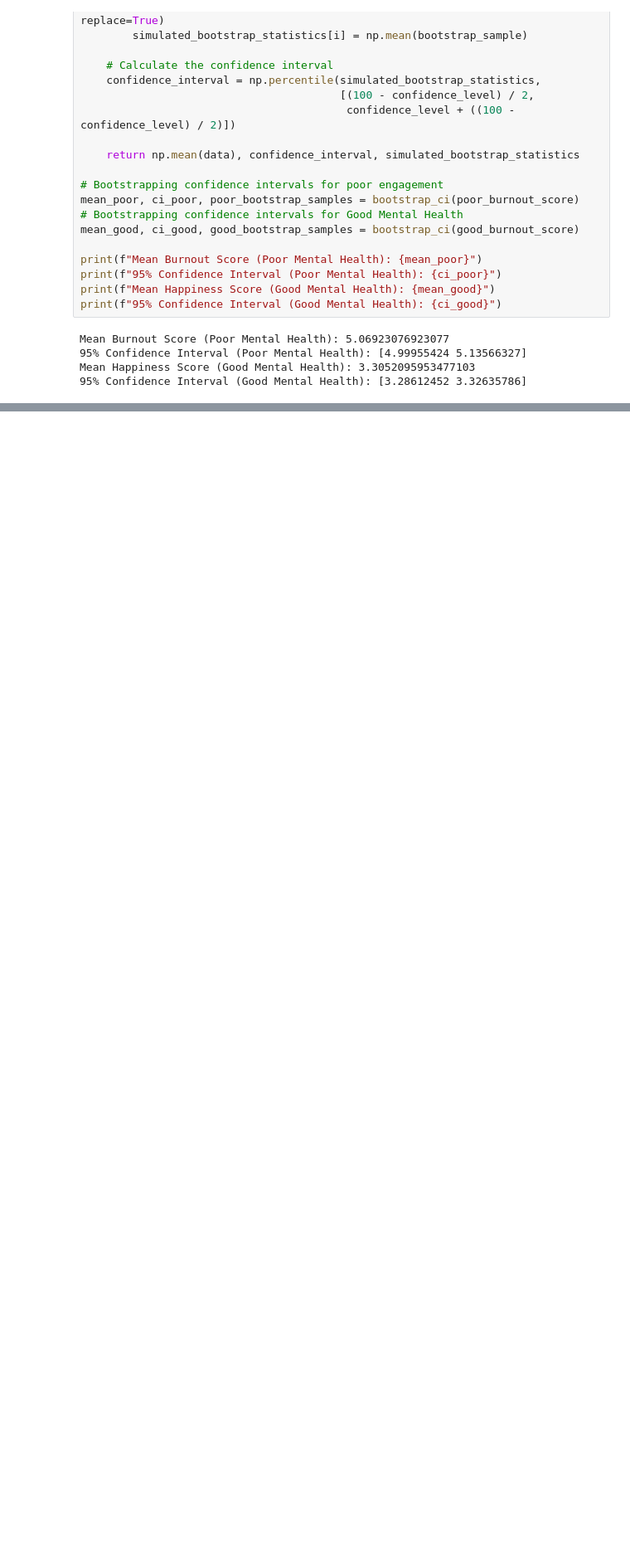
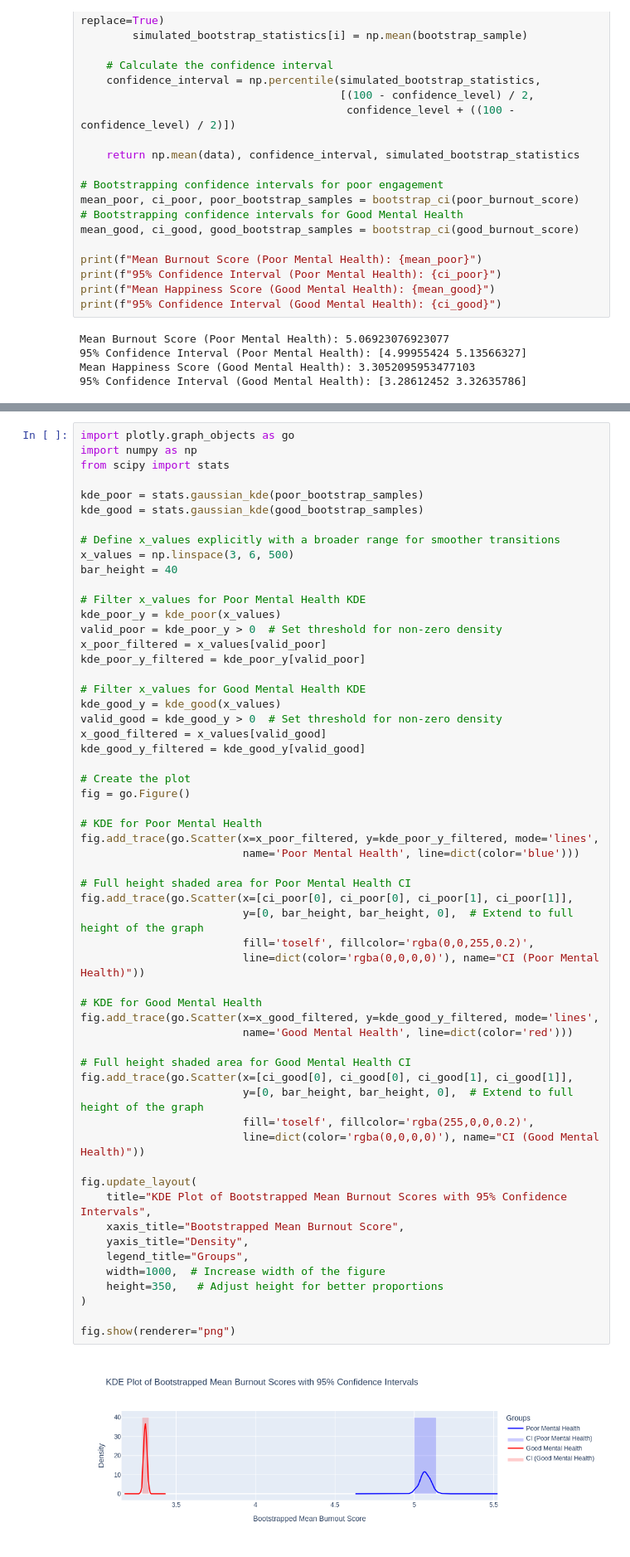
Before and after one commit to JarinAnzum/STA130_Shared_Project, a Jupyter notebook: Moses_Notebook.ipynb, the cells around one changed output, grey strips where cells are left out. Shown: that part at 83% size. Cells and saved outputs as stored; diff of their text form; blank space fills up the shorter version.

```diff
--- a/Moses_Notebook.ipynb
+++ b/Moses_Notebook.ipynb
@@ -132,0 +80,59 @@ fig.show(renderer="png")
+# %%
+import plotly.graph_objects as go
+import numpy as np
+from scipy import stats
+
+kde_poor = stats.gaussian_kde(poor_bootstrap_samples)
+kde_good = stats.gaussian_kde(good_bootstrap_samples)
+
+# Define x_values explicitly with a broader range for smoother transitions
+x_values = np.linspace(3, 6, 500)
+bar_height = 40
+
+# Filter x_values for Poor Mental Health KDE
+kde_poor_y = kde_poor(x_values)
+valid_poor = kde_poor_y > 0  # Set threshold for non-zero density
+x_poor_filtered = x_values[valid_poor]
+kde_poor_y_filtered = kde_poor_y[valid_poor]
+
+# Filter x_values for Good Mental Health KDE
+kde_good_y = kde_good(x_values)
+valid_good = kde_good_y > 0  # Set threshold for non-zero density
+x_good_filtered = x_values[valid_good]
+kde_good_y_filtered = kde_good_y[valid_good]
+
+# Create the plot
+fig = go.Figure()
+
+# KDE for Poor Mental Health
+fig.add_trace(go.Scatter(x=x_poor_filtered, y=kde_poor_y_filtered, mode='lines',
+                         name='Poor Mental Health', line=dict(color='blue')))
+
+# Full height shaded area for Poor Mental Health CI
+fig.add_trace(go.Scatter(x=[ci_poor[0], ci_poor[0], ci_poor[1], ci_poor[1]],
+                         y=[0, bar_height, bar_height, 0],  # Extend to full height of the graph
+                         fill='toself', fillcolor='rgba(0,0,255,0.2)',
+                         line=dict(color='rgba(0,0,0,0)'), name="CI (Poor Mental Health)"))
+
+# KDE for Good Mental Health
+fig.add_trace(go.Scatter(x=x_good_filtered, y=kde_good_y_filtered, mode='lines',
+                         name='Good Mental Health', line=dict(color='red')))
+
+# Full height shaded area for Good Mental Health CI
+fig.add_trace(go.Scatter(x=[ci_good[0], ci_good[0], ci_good[1], ci_good[1]],
+                         y=[0, bar_height, bar_height, 0],  # Extend to full height of the graph
+                         fill='toself', fillcolor='rgba(255,0,0,0.2)',
+                         line=dict(color='rgba(0,0,0,0)'), name="CI (Good Mental Health)"))
+
+fig.update_layout(
+    title="KDE Plot of Bootstrapped Mean Burnout Scores with 95% Confidence Intervals",
+    xaxis_title="Bootstrapped Mean Burnout Score",
+    yaxis_title="Density",
+    legend_title="Groups",
+    width=1000,  # Increase width of the figure
+    height=350,   # Adjust height for better proportions
+)
+
+fig.show(renderer="png")
+# %% [output]
+[figure, added]
```
Also changed, not shown: parts of 2 cells of this notebook.
